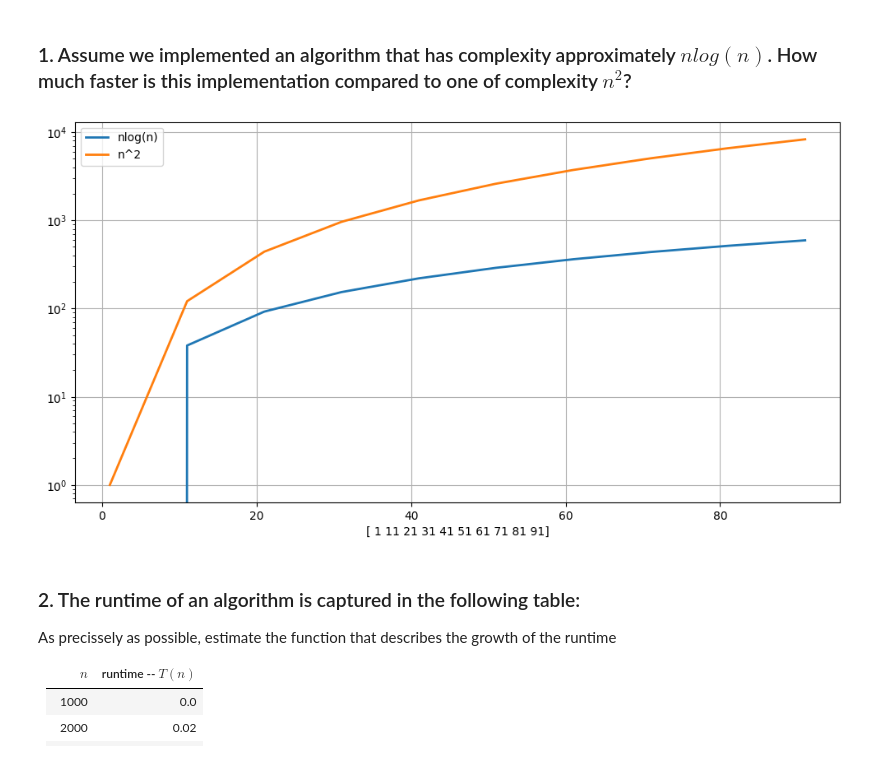
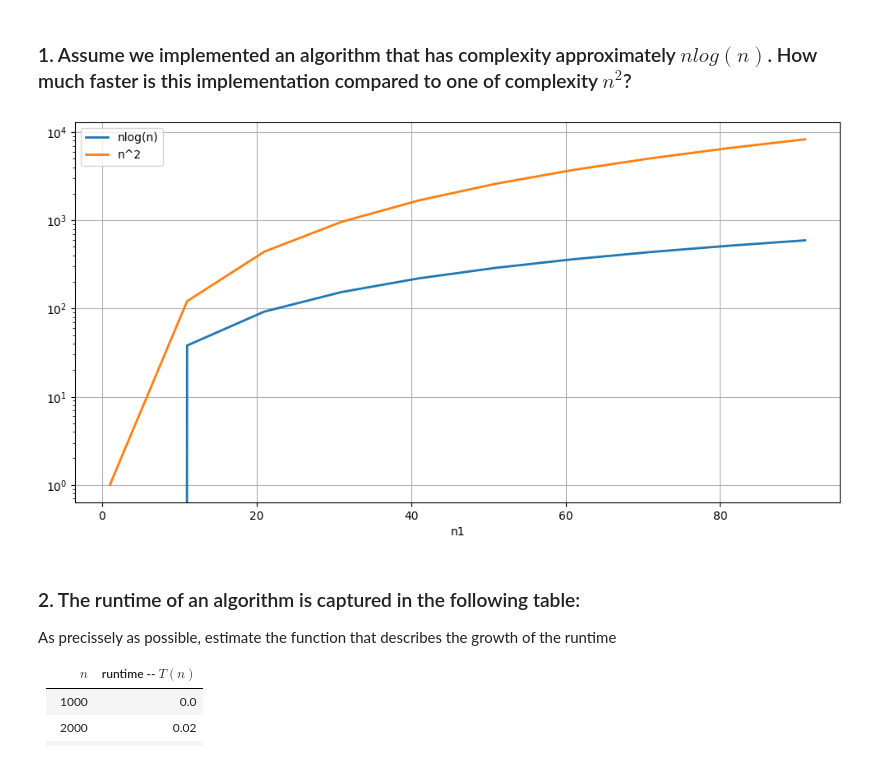
Before and after one commit to juanfranciscocis/Data-Structures, a Jupyter notebook: homework_1/hw1.ipynb, the cells around one changed output. Saved outputs shown, nothing was run; the diff lists cells and outputs as text; code cells hidden in the pictures.

```diff
--- a/homework_1/hw1.ipynb
+++ b/homework_1/hw1.ipynb
@@ -9,21 +9,20 @@ import matplotlib.pyplot as plt
 # %% [markdown]
 ### 1. Assume we implemented an algorithm that has complexity approximately $n log(n)$. How much faster is this implementation compared to one of complexity $n^2$?
 # %%
-r = pd.DataFrame() #DEFINE THE DATA FRAME
+r = pd.DataFrame()#DEFINE THE DATA FRAME
 
 #DEFINE THE X RANGE
 r['n1'] = np.arange(1, 100, 10)
 
 #DEFINE THE 2 FUNCTIONS TO SHOW
 r['nlog(n)'] = np.arange(1, 100, 10) * np.log2(np.arange(1, 100, 10))
 r['n^2'] = np.power(np.arange(1, 100, 10), 2)
 
 #PLOT IN A GRAPH
 r.plot(x='n1', logy=True, lw=2, figsize=(12, 6))
-plt.xlabel(np.arange(1, 100, 10))
 plt.grid()
 # %% [output]
-[figure, old version]
+[figure, new version]
 # %% [markdown]
 ### 2. The runtime of an algorithm is captured in the following table:
 
```
Also changed, not shown: parts of 16 cells of this notebook.
